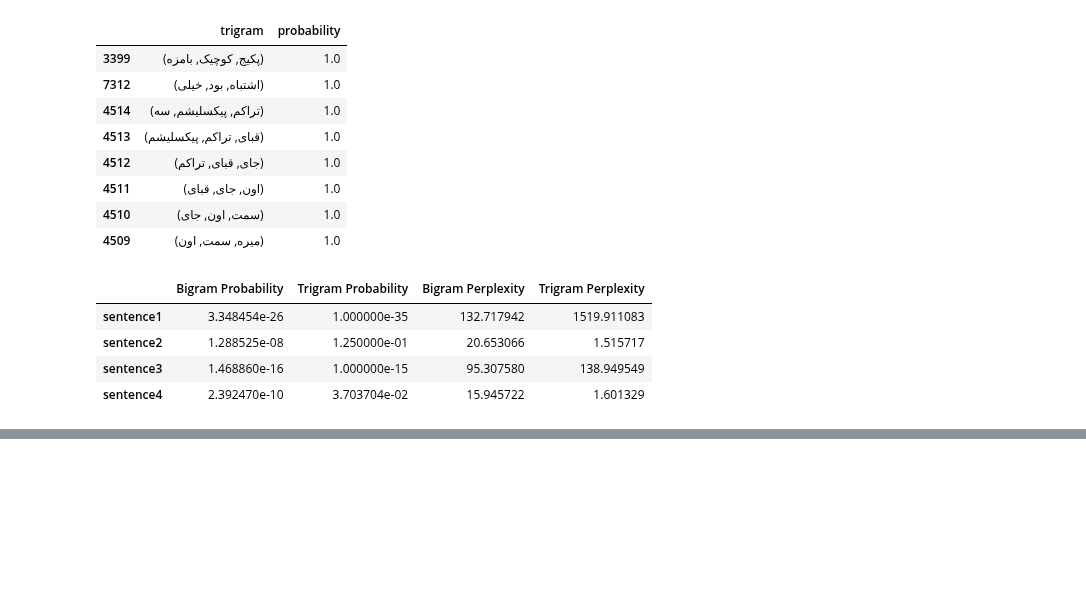
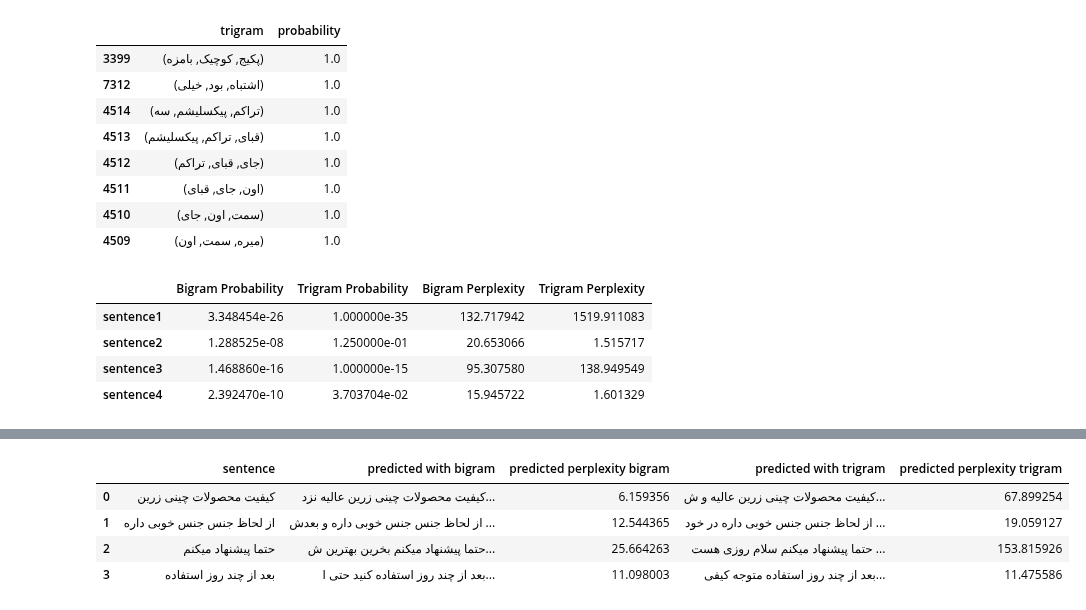
Before and after one commit to pouriaSameti/NLP, a Jupyter notebook: 2-Language model/Language Model.ipynb, the cells around one changed output, grey strips where cells are left out. Cells and saved outputs as stored; diff of their text form; code cells hidden in the pictures; blank space fills up the shorter version.

Commit message:
Language Model-> apply generate_sentence on test set.

```diff
--- a/2-Language model/Language Model.ipynb
+++ b/2-Language model/Language Model.ipynb
@@ -424,0 +425,54 @@ full_sent
+# %%
+sentence1 = 'کیفیت محصولات چینی زرین '
+sentence2 = 'از لحاظ جنس جنس خوبی داره '
+sentence3 = 'حتما پیشنهاد میکنم '
+sentence4 = 'بعد از چند روز استفاده '
+
+normalizer = Normalizer()
+
+sent1_bigram = get_bigram(normalizer.normalize(sentence1))
+sent1_trigram = get_trigram(normalizer.normalize(sentence1))
+
+sent2_bigram = get_bigram(normalizer.normalize(sentence2))
+sent2_trigram = get_trigram(normalizer.normalize(sentence2))
+
+sent3_bigram = get_bigram(normalizer.normalize(sentence3))
+sent3_trigram = get_trigram(normalizer.normalize(sentence3))
+
+sent4_bigram = get_bigram(normalizer.normalize(sentence4))
+sent4_trigram = get_trigram(normalizer.normalize(sentence4))
+
+
+full_sent1_bi, predicted_aprt1_bi = generate_sentence(sentence1, sent1_bigram, bigram_prob)
+
+full_sent2_bi, predicted_aprt2_bi = generate_sentence(sentence2, sent2_bigram, bigram_prob)
+full_sent3_bi, predicted_aprt3_bi = generate_sentence(sentence3, sent3_bigram, bigram_prob)
+full_sent4_bi, predicted_aprt4_bi = generate_sentence(sentence4, sent4_bigram, bigram_prob)
+full_sent1_bi_perplexity = get_perplexity(get_bigram(full_sent1_bi), bigram_prob)
+full_sent2_bi_perplexity = get_perplexity(get_bigram(full_sent2_bi), bigram_prob)
+full_sent3_bi_perplexity = get_perplexity(get_bigram(full_sent3_bi), bigram_prob)
+full_sent4_bi_perplexity = get_perplexity(get_bigram(full_sent4_bi), bigram_prob)
+
+full_sent1_tri, predicted_aprt1_tri = generate_sentence(sentence1, sent1_trigram, trigram_prob)
+full_sent2_tri, predicted_aprt2_tri = generate_sentence(sentence2, sent2_trigram, trigram_prob)
+full_sent3_tri, predicted_aprt3_tri = generate_sentence(sentence3, sent3_trigram, trigram_prob)
+full_sent4_tri, predicted_aprt4_tri = generate_sentence(sentence4, sent4_trigram, trigram_prob)
+full_sent1_tri_perplexity = get_perplexity(get_trigram(full_sent1_tri), trigram_prob)
+full_sent2_tri_perplexity = get_perplexity(get_trigram(full_sent2_tri), trigram_prob)
+full_sent3_tri_perplexity = get_perplexity(get_trigram(full_sent3_tri), trigram_prob)
+full_sent4_tri_perplexity = get_perplexity(get_trigram(full_sent4_tri), trigram_prob)
+
+
+
+predicted_sentence_res = pd.DataFrame({'sentence': [sentence1, sentence2, sentence3, sentence4],
+                                       'predicted with bigram':[full_sent1_bi, full_sent2_bi, full_sent3_bi, full_sent4_bi],
+                                       'predicted perplexity bigram': [full_sent1_bi_perplexity, full_sent2_bi_perplexity, full_sent3_bi_perplexity, full_sent4_bi_perplexity],
+                                       'predicted with trigram': [full_sent1_tri, full_sent2_tri, full_sent3_tri, full_sent4_tri],
+                                       'predicted perplexity trigram': [full_sent1_tri_perplexity, full_sent2_tri_perplexity, full_sent3_tri_perplexity, full_sent4_tri_perplexity]})
+predicted_sentence_res
+# %% [output]
+|  | sentence | predicted with bigram | predicted perplexity bigram | predicted with trigram | predicted perplexity trigram |
+| 0 | کیفیت محصولات چینی زرین | کیفیت محصولات چینی زرین عالیه نزد... | 6.159356 | کیفیت محصولات چینی زرین عالیه و ش... | 67.899254 |
+| 1 | از لحاظ جنس جنس خوبی داره | از لحاظ جنس جنس خوبی داره و بعدش ... | 12.544365 | از لحاظ جنس جنس خوبی داره در خود ... | 19.059127 |
+| 2 | حتما پیشنهاد میکنم | حتما پیشنهاد میکنم بخرین بهترین ش... | 25.664263 | حتما پیشنهاد میکنم سلام روزی هست ... | 153.815926 |
+| 3 | بعد از چند روز استفاده | بعد از چند روز استفاده کنید حتی ا... | 11.098003 | بعد از چند روز استفاده متوجه کیفی... | 11.475586 |
```
Also changed, not shown: parts of 1 cell of this notebook.
